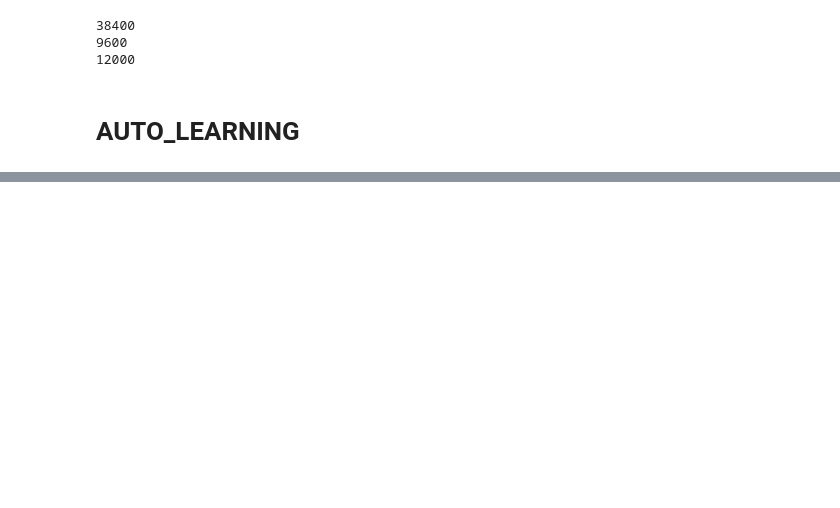
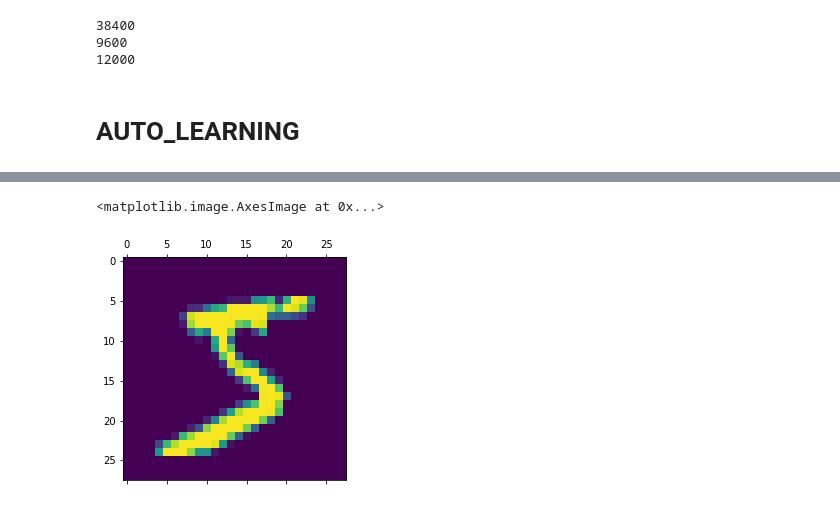
Before and after one commit to Line233/one, a Jupyter notebook: my2.ipynb, the cells around one changed output, grey strips where cells are left out. Saved outputs shown, nothing was run; the diff lists cells and outputs as text; code cells hidden in the pictures; blank space fills up the shorter version.

```diff
--- a/my2.ipynb
+++ b/my2.ipynb
@@ -137,0 +176,5 @@ ALmodel.valid(valid_data)
+# %%
+plt.matshow(train_data[0][0].reshape([28,28]))
+# %% [output]
+<matplotlib.image.AxesImage at 0x...>
+[figure, added]
```
Also changed, not shown: parts of 10 cells of this notebook, 2 other files.
